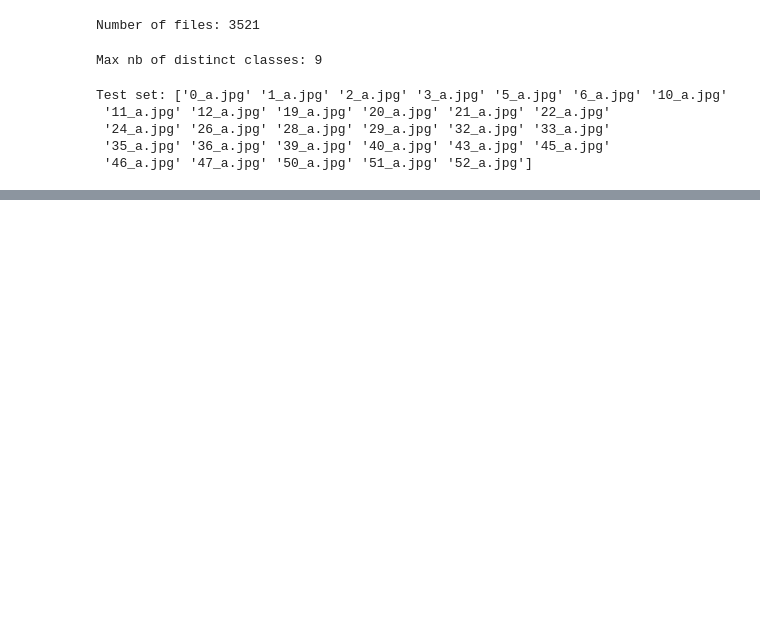
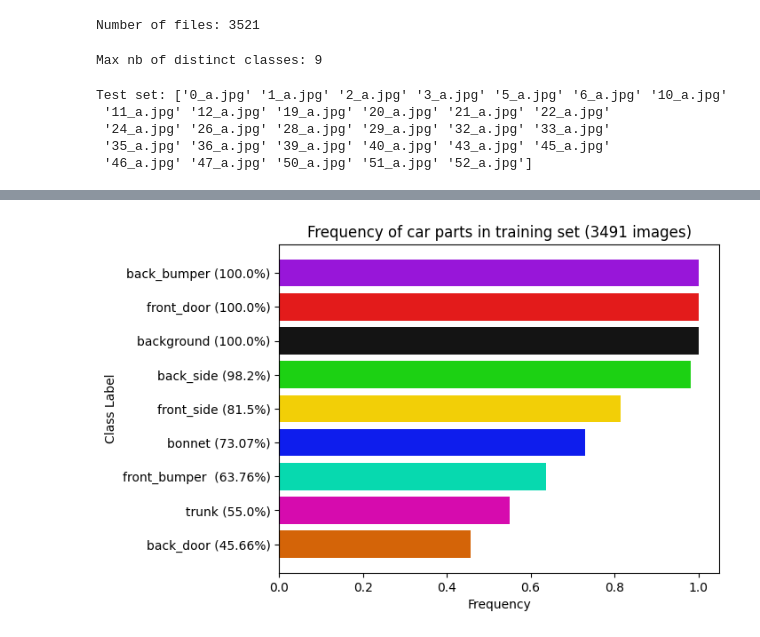
Before and after one commit to LaurineDargaud/dl_kitkars, a Jupyter notebook: notebooks/exploring_clean_data.ipynb, the cells around one changed output, grey strips where cells are left out. Drawn from its saved outputs; the diff is of its cells as text; code cells hidden in the pictures; blank space fills up the shorter version.

Commit message:
get car part freq and percentage of total area

```diff
--- a/notebooks/exploring_clean_data.ipynb
+++ b/notebooks/exploring_clean_data.ipynb
@@ -68,0 +86,39 @@ Shape img: (256, 256, 3)
+# %%
+# distribution of car parts
+
+# we want to know the frequency of each class + the average % of area of each class per image
+
+nb_max_classes = 9
+
+class_freq = dict(zip(list(range(nb_max_classes)), [0]*nb_max_classes))
+class_avg_area = {}
+
+for i in tqdm(range(len(files_to_consider))):
+    img_ex = files_to_consider[i]
+    img_path = paths_to_consider[i]
+    distinct_classes_found = np.array(list(set(img_ex[3].flatten())), dtype=int)
+    for aClass in distinct_classes_found:
+        class_freq[aClass] += 1
+        if not (aClass in list(class_avg_area.keys())):
+            class_avg_area[aClass] = [np.mean(img_ex[3].flatten() == float(aClass))]
+        else:
+            class_avg_area[aClass].append(np.mean(img_ex[3].flatten() == float(aClass)))
+# %%
+# get %
+class_freq = {k:v/len(files_to_consider) for k,v in class_freq.items()}
+# sort
+class_freq = dict(sorted(class_freq.items(), key=lambda x:x[1]))
+# %%
+from src.visualization.visualization_fct import get_mask_colors, get_mask_names
+
+all_colors, all_names = get_mask_colors(), get_mask_names()
+
+# plot class freq
+plt.barh(list(range(nb_max_classes)), list(class_freq.values()), color= [all_colors[aClass] for aClass in list(class_freq.keys())])
+plt.yticks(list(range(nb_max_classes)), [f'{all_names[c]} ({round(class_freq[c]*100, 2)}%)' for c in list(class_freq.keys())])
+plt.ylabel('Class Label')
+plt.xlabel('Frequency')
+plt.title(f'Frequency of car parts in training set ({len(files_to_consider)} images)')
+plt.show()
+# %% [output]
+[figure, added]
```
Also changed, not shown: parts of 8 cells of this notebook.
